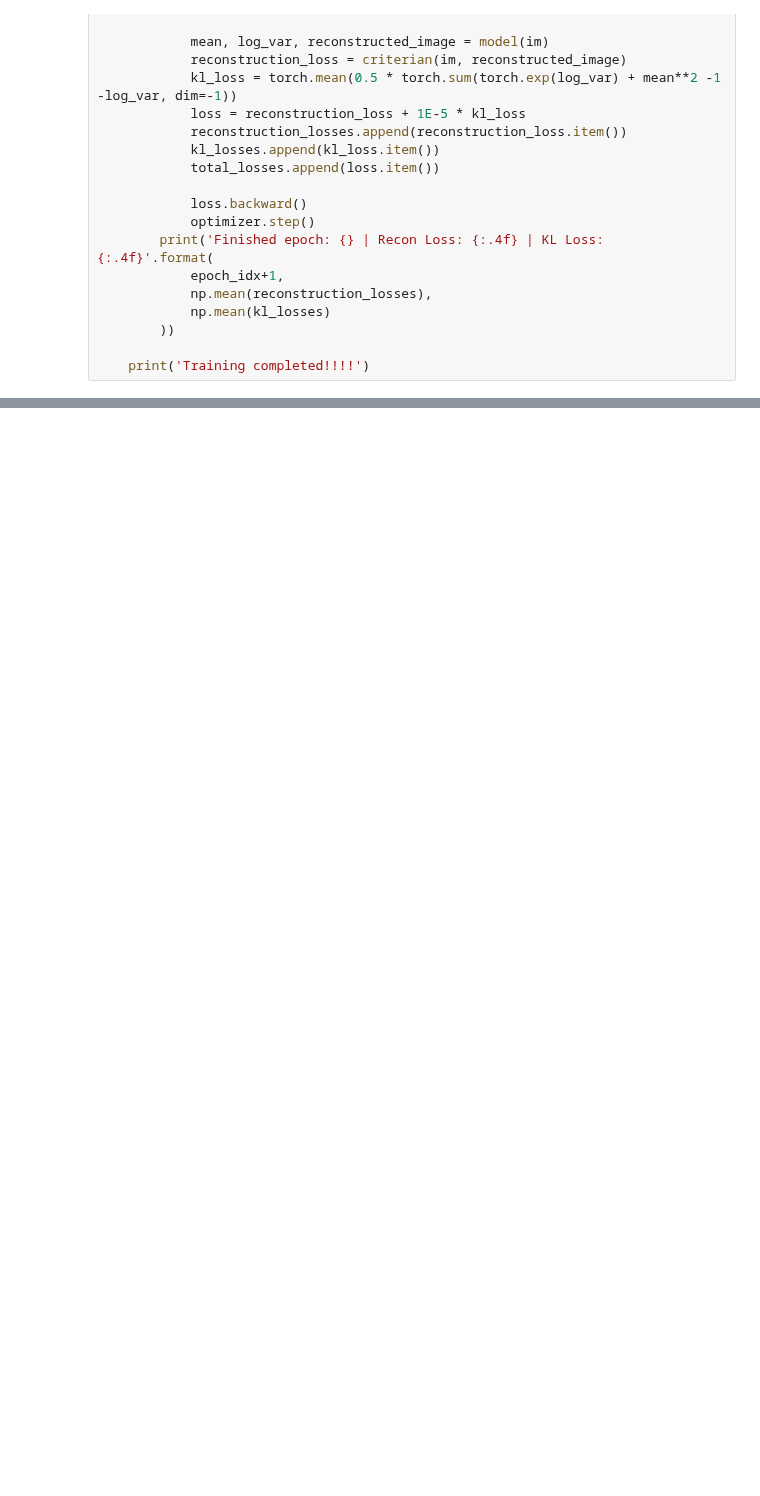
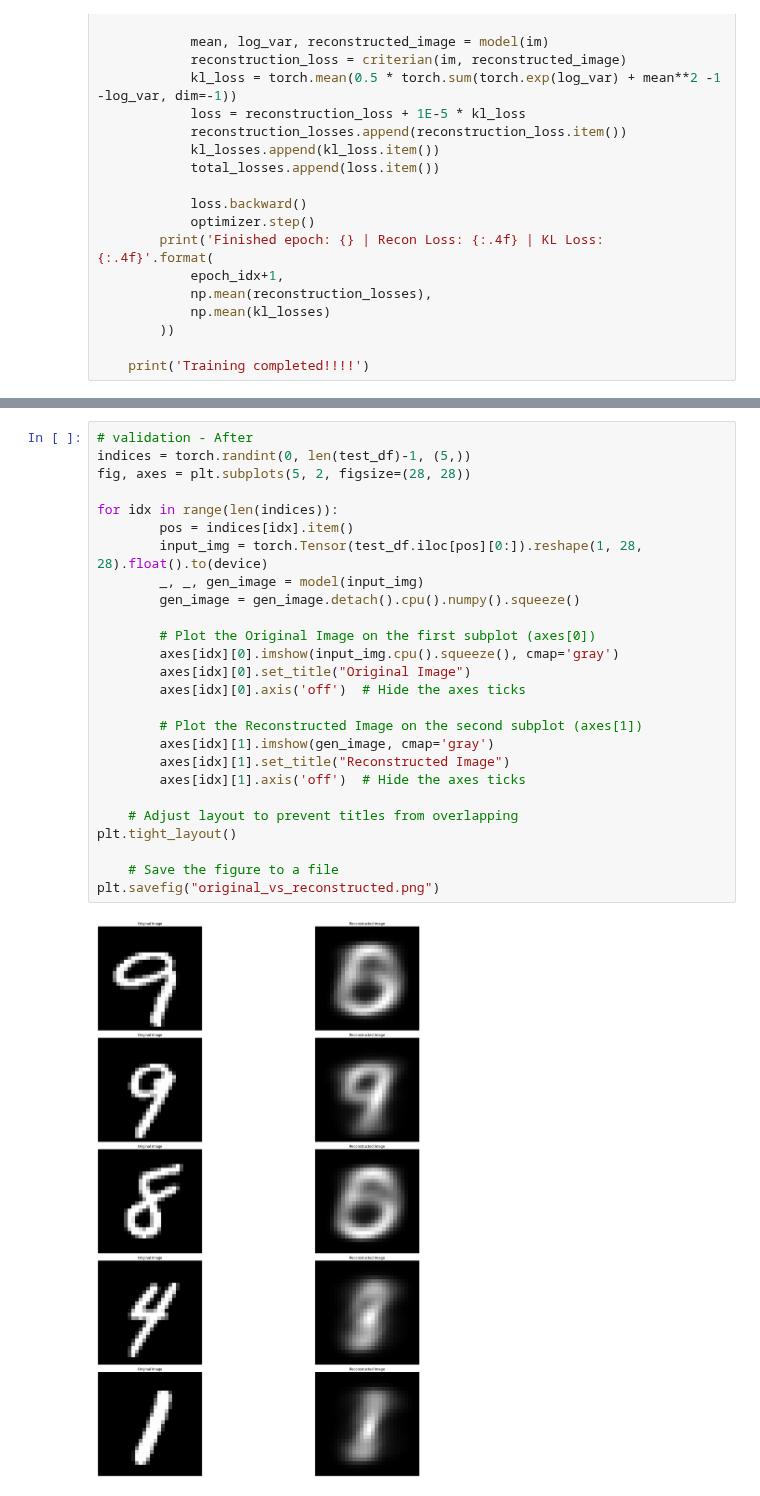
Before and after one commit to HarishSivakumaran/ML-Projects, a Jupyter notebook: image-generation-vae.ipynb, the cells around one changed output, grey strips where cells are left out. Cells and saved outputs as stored; diff of their text form; blank space fills up the shorter version.

Commit message:
Kaggle Notebook | Image-generation-VAE | Version 3

```diff
--- a/image-generation-vae.ipynb
+++ b/image-generation-vae.ipynb
@@ -189,3 +201,31 @@ plt.tight_layout()
 plt.savefig("original_vs_reconstructed.png")
 # %% [output]
 [figure]
+# %%
+# validation - After
+indices = torch.randint(0, len(test_df)-1, (5,))
+fig, axes = plt.subplots(5, 2, figsize=(28, 28))
+
+for idx in range(len(indices)):
+        pos = indices[idx].item()
+        input_img = torch.Tensor(test_df.iloc[pos][0:]).reshape(1, 28, 28).float().to(device)
+        _, _, gen_image = model(input_img)
+        gen_image = gen_image.detach().cpu().numpy().squeeze()
+
+        # Plot the Original Image on the first subplot (axes[0])
+        axes[idx][0].imshow(input_img.cpu().squeeze(), cmap='gray')
+        axes[idx][0].set_title("Original Image")
+        axes[idx][0].axis('off')  # Hide the axes ticks
+
+        # Plot the Reconstructed Image on the second subplot (axes[1])
+        axes[idx][1].imshow(gen_image, cmap='gray')
+        axes[idx][1].set_title("Reconstructed Image")
+        axes[idx][1].axis('off')  # Hide the axes ticks
+
+    # Adjust layout to prevent titles from overlapping
+plt.tight_layout()
+
+    # Save the figure to a file
+plt.savefig("original_vs_reconstructed.png")
+# %% [output]
+[figure, added]
```
Also changed, not shown: parts of 2 cells of this notebook.
